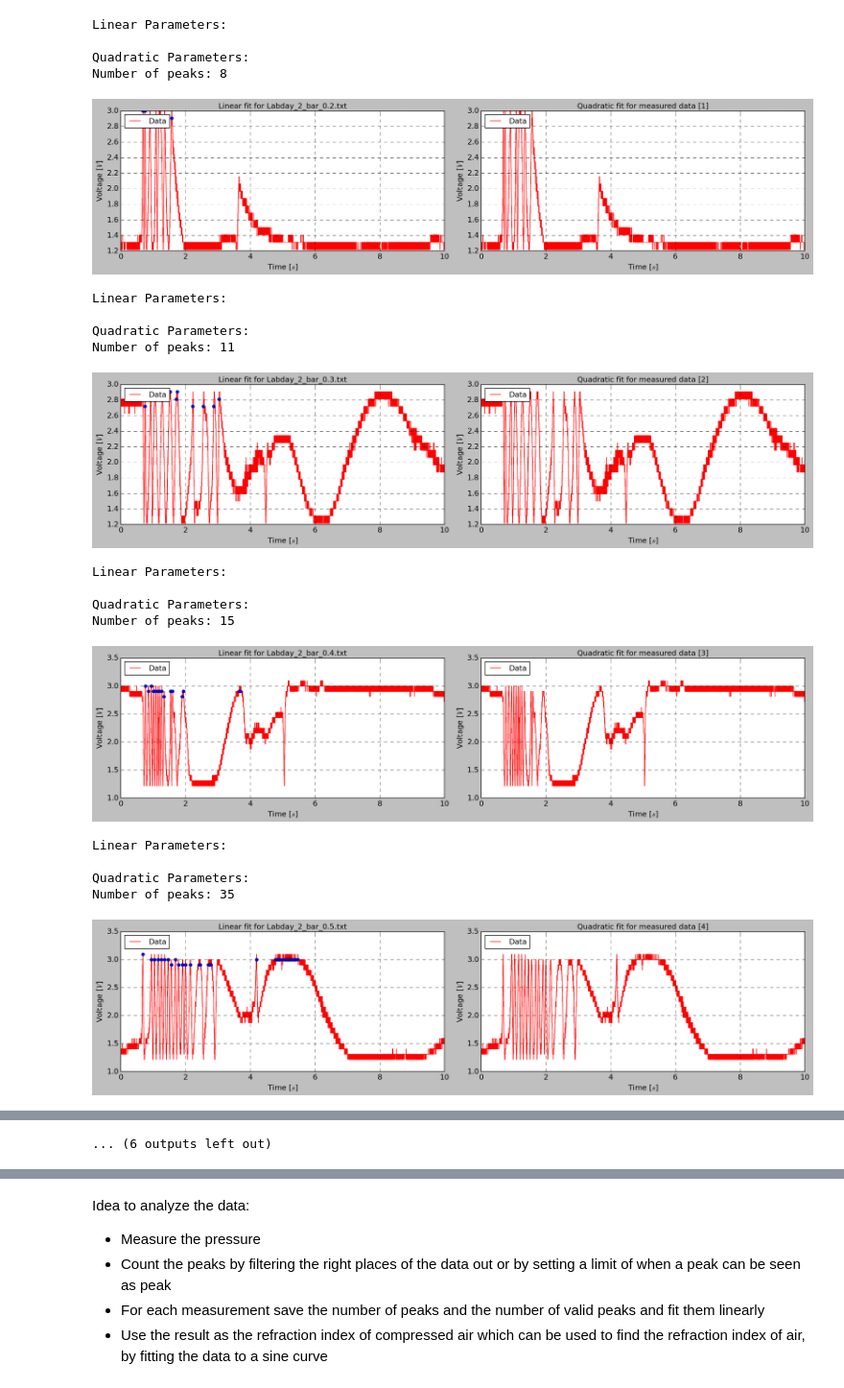
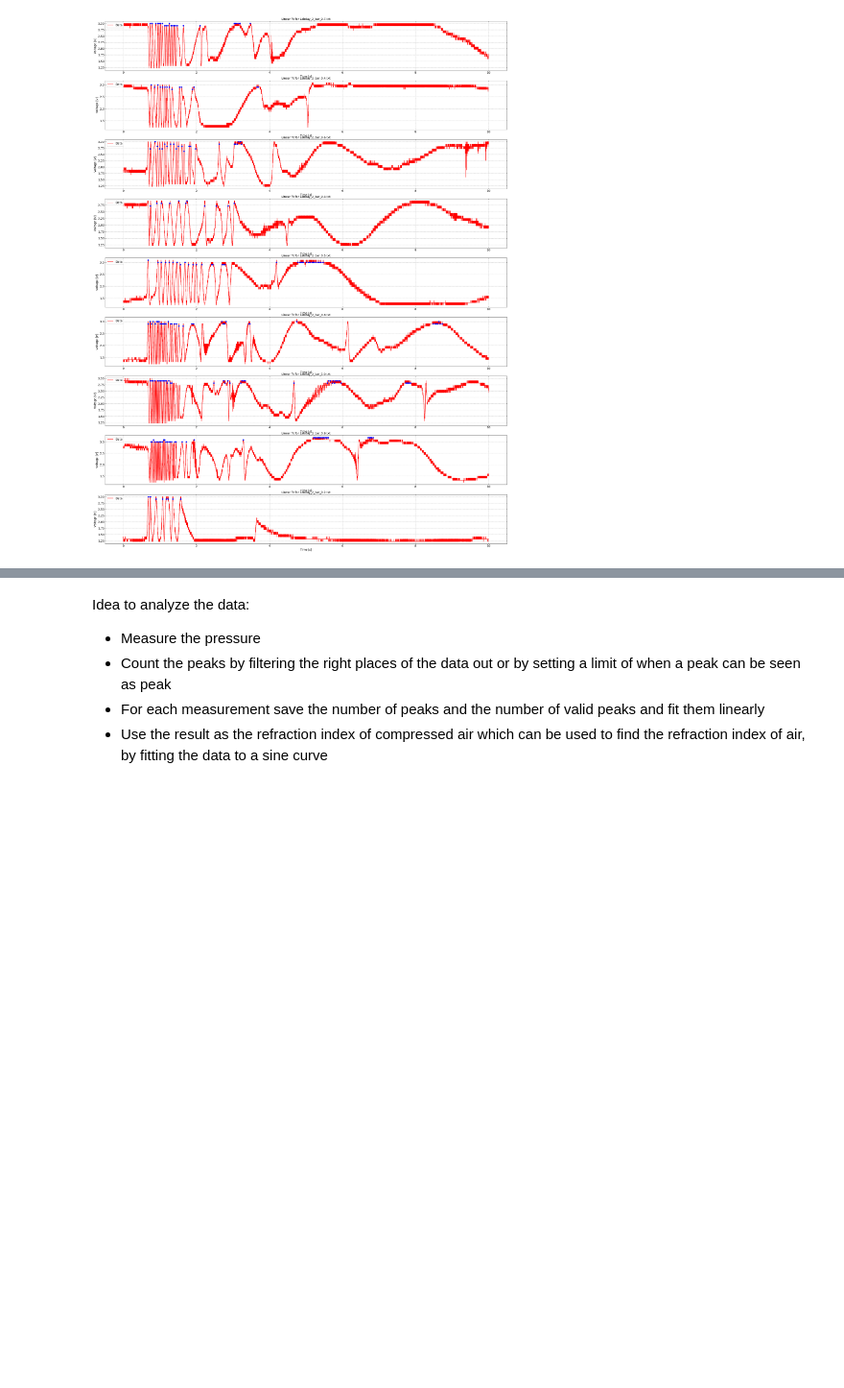
Before and after one commit to StefanStringer/ExperimentalBoyzWSL, a Jupyter notebook: Exercise_3/fuck_me.ipynb, the cells around one changed output, grey strips where cells are left out. Shown: that part at 96% size. Drawn from its saved outputs; the diff is of its cells as text; code cells hidden in the pictures; blank space fills up the shorter version.

Commit message:
THIS IS HOW WE COUNT THE PEAKS

```diff
--- a/Exercise_3/fuck_me.ipynb
+++ b/Exercise_3/fuck_me.ipynb
@@ -81,99 +81,46 @@ pattern = r'\d+\.\d+'
 pressure_values = []
 peaks_list = []
 
-fig, axes = plt.subplots(1,2, figsize=(32*cm,8*cm)) #figure done in inches, use this to choose a good scale
-axes = axes.flatten() #Means we can iterate over it
+fig, axes = plt.subplots(9, 1, figsize=(60*cm, 80*cm)) #figure done in inches, use this to choose a good scale
 
 # Here is my loop where I plot for curve fits with different powers.
 for i, (Data_name, data) in enumerate(zip(Data_names, V1)):
     # Extract the base name of the file
     file_name = os.path.basename(Data_name)
 
     # Extract pressure value from the file name using regular expression
     pressure_match = re.search(pattern, file_name)
     if pressure_match:
         pressure = float(pressure_match.group())
     else:
         print(f"Warning: Pressure value not found in file name: {file_name}")
         continue
 
     # Find the index where voltage data starts to rise (assuming data starts from a flat line)
     start_index = np.argmax(np.diff(data) > 0)
 
     # Detect peaks in the dataset
-    peaks, _ = find_peaks(V1[i][start_index:], prominence = 1.591, distance=286.5)  # Use prominence instead. I tryed to use something with max and min, but i can't come up with something that gives a good estimation for all the data
+    peaks, _ = find_peaks(V1[i][start_index:], prominence=1.591, distance=286.5)
 
-    num_peaks= len(peaks)
+    num_peaks = len(peaks)
     peaks_list.append(num_peaks)
     pressure_values.append(pressure)
 
     # Linear fit
-    axes[0].cla()  # Clear the first subplot
-    plt.sca(axes[0])  # Set current axis to the first subplot
-    #popt_1, pcov_1 = sp.curve_fit(Linear_fit, time[i][start_index:], V1[i][start_index:], p0=p0_lin, absolute_sigma=True)
-    # Calculate the standard deviations of the fitted parameters
-    #lin_err = np.sqrt(np.diag(pcov_1))
+    plt.sca(axes[i])  # Set current axis to the current subplot
+
     plt.title(f'Linear fit for {file_name}')
-    #plt.plot(time[i], Linear_fit(time[i], *p0_lin), label='Linear Guess', color='black')  # Plot linear fit
-    #plt.plot(time[i], Linear_fit(time[i], *popt_1), label='Linear Fit', color='blue')  # Plot linear fit
-    plt.plot(time[i], V1[i], ls ='-', label='Data', color='red')  # Plot data points
-    x_peaks = [time[i][peak]  for peak in peaks]
+
+    plt.plot(time[i], V1[i], ls='-', label='Data', color='red')  # Plot data points
+    x_peaks = [time[i][peak] for peak in peaks]
     v_peaks = [V1[i][peak] for peak in peaks]
-    plt.plot(x_peaks, v_peaks, 'o', color = 'blue')
+    plt.plot(x_peaks, v_peaks, 'o', color='blue')
     plt.xlabel('Time [$s$]')
     plt.ylabel('Voltage [$V$]')
     plt.grid(ls='--')
     plt.legend()
 
-    # Quadratic fit
-    axes[1].cla()  # Clear the first subplot
-    plt.sca(axes[1])  # Set current axis to the second subplot
-    #popt_2, pcov_2 = sp.curve_fit(Quad_fit, time[i][start_index:], V1[i][start_index:], p0=p0_Quad, absolute_sigma=True)
-    # Calculate standard deviation of the fitted parameters
-    #quad_err = np.sqrt(np.diag(pcov_2))
-    plt.title(f'Quadratic fit for measured data {[i+1]}')
-    #plt.plot(time[i], Quad_fit(time[i], *p0_Quad), label='Quadratic Guess', color='black')  # Plot quadratic fit
-    #plt.plot(time[i], Quad_fit(time[i], *popt_2), label='Quadratic Fit', color='green')  # Plot quadratic fit
-    plt.plot(time[i], V1[i],'-', label='Data', color='red')  # Plot data points
-    plt.xlabel('Time [$s$]')
-    plt.ylabel('Voltage [$V$]')
-    plt.legend()
-    plt.grid(ls='--')
-    plt.tight_layout()
-
-    # Print statements to get the fitted parameters
-    print("Linear Parameters:")
-    #print("Amplitude:", popt_1[0], '$\pm$', lin_err[0])
-    #print("n:", popt_1[1], '$\pm$', lin_err[1])
-    #lin_const.append(popt_1[1])
-    #lin_sigma.append(lin_err[1])
-    #print("Offset:", popt_1[2], '$\pm$', lin_err[2])
-    print()
-    print("Quadratic Parameters:")
-    #print("Amplitude:", popt_2[0], "+/-", [0])
-    #print("n:", popt_2[1], "+/-", quad_err[1])
-    #print("Offset:", popt_2[2], "+/-", quad_err[2])
-    #print("m:", popt_2[3], "+/-", quad_err[3])
-    print("Number of peaks:", num_peaks)
-    plt.show()
+# Show the final plot with all 9 subplots together
+plt.show()
 # %% [output]
-Linear Parameters:
-
-Quadratic Parameters:
-Number of peaks: 8
-[figure, old version]
+[figure, new version]
-Linear Parameters:
-
-Quadratic Parameters:
-Number of peaks: 11
-[figure, removed]
-Linear Parameters:
-
-Quadratic Parameters:
-Number of peaks: 15
-[figure, removed]
-Linear Parameters:
-
-Quadratic Parameters:
-Number of peaks: 35
-[figure, removed]
@@ -190,4 +127,3 @@ Number of peaks: 24
-... (6 outputs left out)
 # %%
 
 
```
Also changed, not shown: parts of 2 cells of this notebook.
